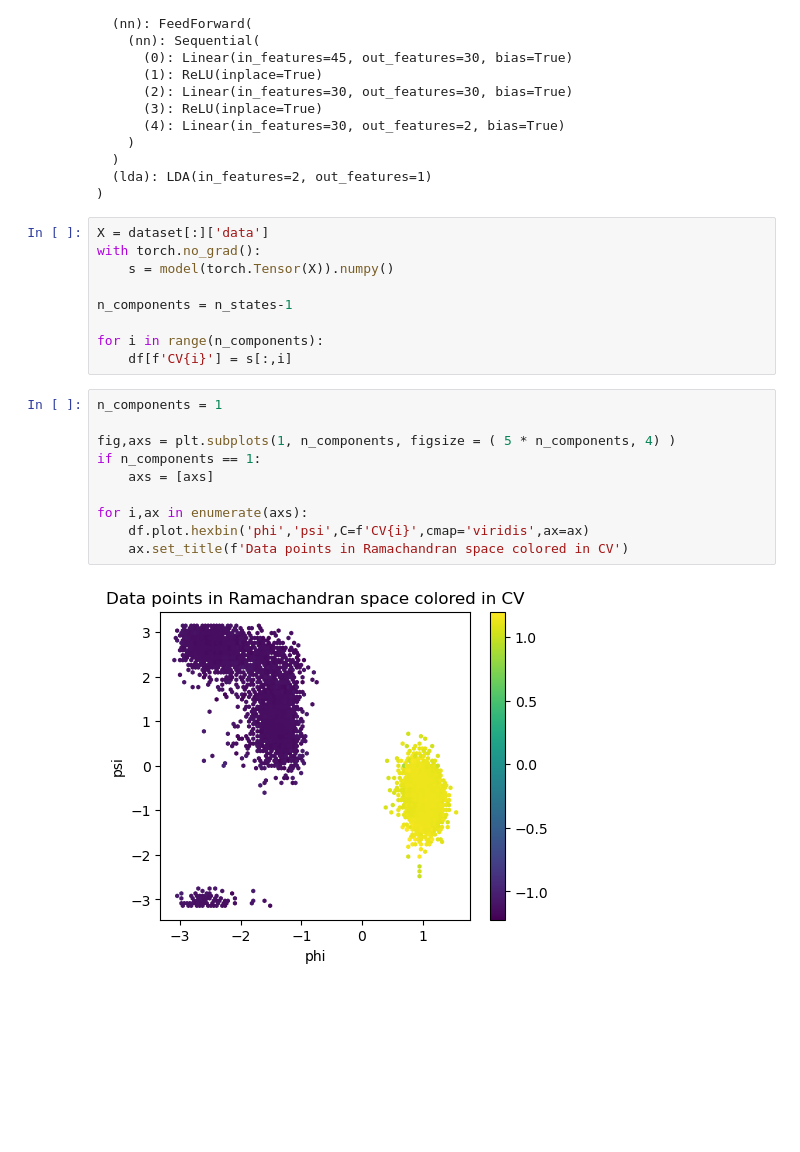
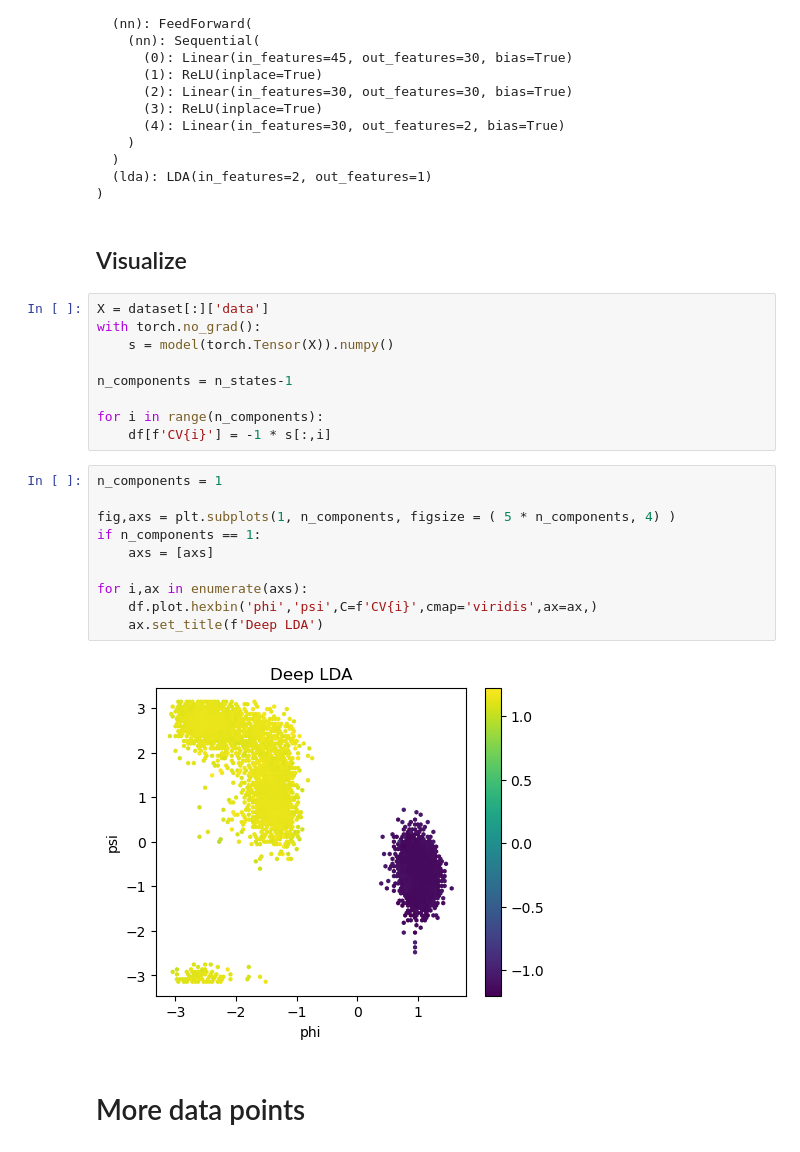
Before and after one commit to seonghyun26/cmd, a Jupyter notebook: model/alanine/deeplda/visualize.ipynb, the cells around one changed output. Cells and saved outputs as stored; diff of their text form; blank space fills up the shorter version.

```diff
--- a/model/alanine/deeplda/visualize.ipynb
+++ b/model/alanine/deeplda/visualize.ipynb
@@ -79,6 +84,8 @@ DeepLDA(
   )
   (lda): LDA(in_features=2, out_features=1)
 )
+# %% [markdown]
+## Visualize
 # %%
 X = dataset[:]['data']
 with torch.no_grad():
@@ -87,16 +94,18 @@ with torch.no_grad():
 n_components = n_states-1
 
 for i in range(n_components):
-    df[f'CV{i}'] = s[:,i]
+    df[f'CV{i}'] = -1 * s[:,i]
 # %%
 n_components = 1
 
 fig,axs = plt.subplots(1, n_components, figsize = ( 5 * n_components, 4) )
 if n_components == 1:
     axs = [axs]
 
 for i,ax in enumerate(axs):
-    df.plot.hexbin('phi','psi',C=f'CV{i}',cmap='viridis',ax=ax)
-    ax.set_title(f'Data points in Ramachandran space colored in CV')
+    df.plot.hexbin('phi','psi',C=f'CV{i}',cmap='viridis',ax=ax,)
+    ax.set_title(f'Deep LDA')
 # %% [output]
-[figure, old version]
+[figure, new version]
+# %% [markdown]
+# More data points
```
Also changed, not shown: parts of 7 cells of this notebook, 43 other files.
